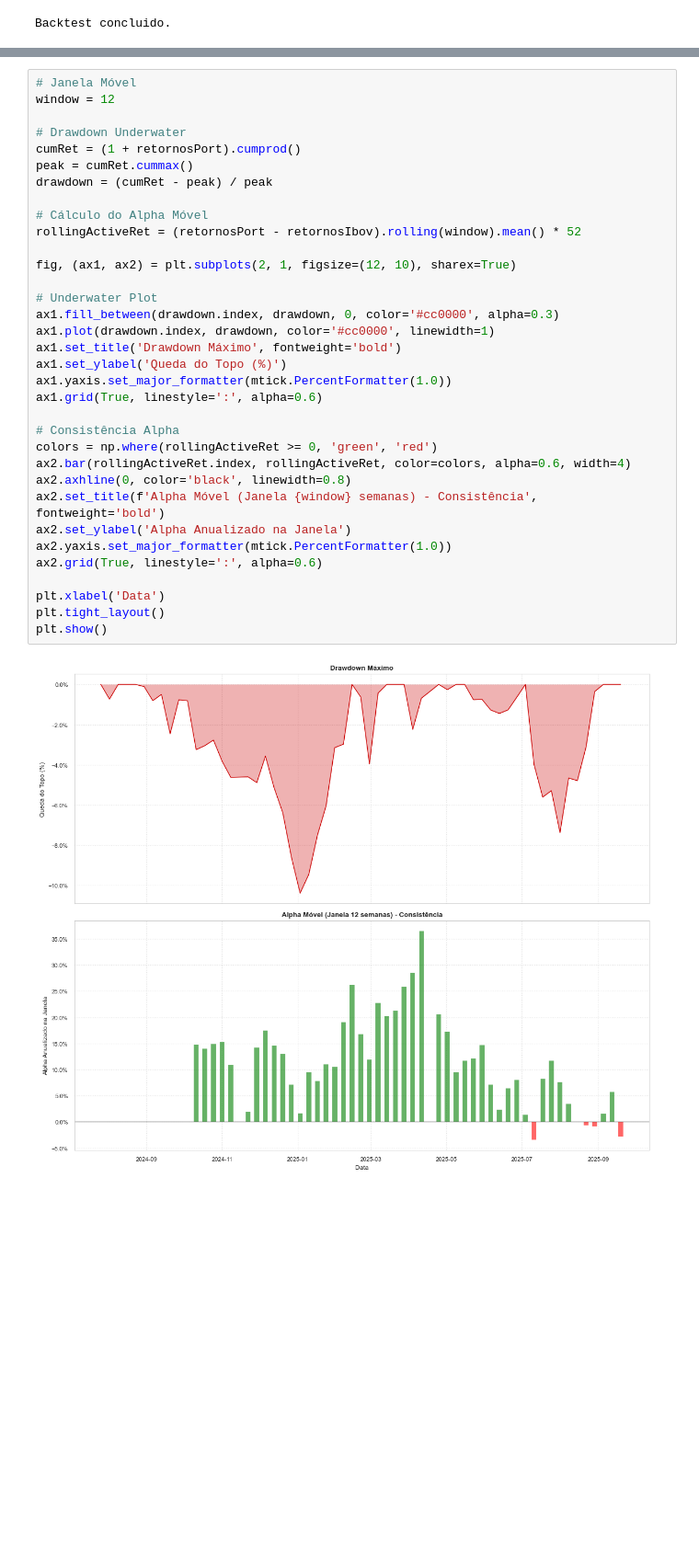
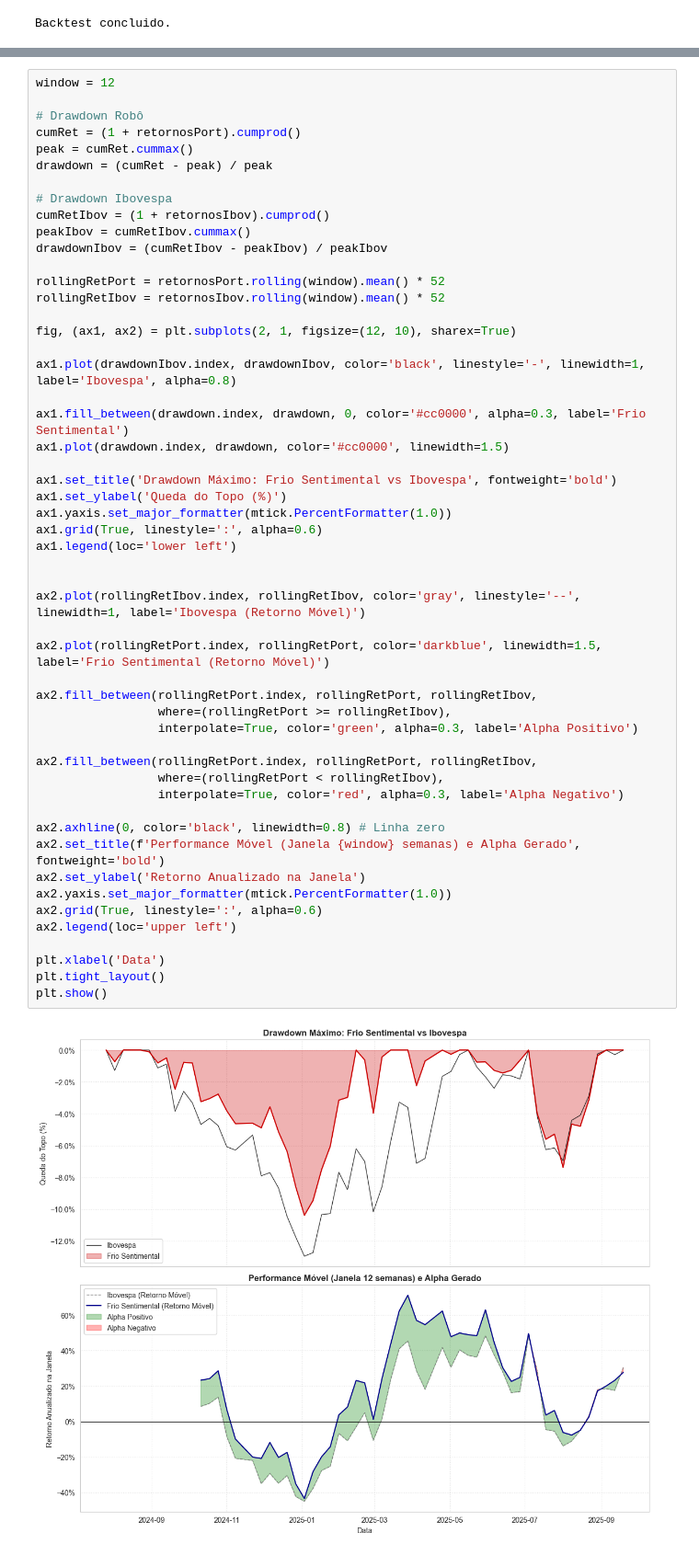
Before and after one commit to alexisetechas/Ensemble-learning-based-stock-market-prediction-enhanced-with-sentiment-analysis, a Jupyter notebook: backtest.ipynb, the cells around one changed output, grey strips where cells are left out. Shown at 92% size. Saved outputs shown, nothing was run; the diff lists cells and outputs as text; blank space fills up the shorter version.

```diff
--- a/backtest.ipynb
+++ b/backtest.ipynb
@@ -562,36 +559,54 @@ Média Ativos/Semana:    17.9
 # %%
-# Janela Móvel
 window = 12
 
-# Drawdown Underwater
+# Drawdown Robô
 cumRet = (1 + retornosPort).cumprod()
 peak = cumRet.cummax()
 drawdown = (cumRet - peak) / peak
 
-# Cálculo do Alpha Móvel
-rollingActiveRet = (retornosPort - retornosIbov).rolling(window).mean() * 52
+# Drawdown Ibovespa
+cumRetIbov = (1 + retornosIbov).cumprod()
+peakIbov = cumRetIbov.cummax()
+drawdownIbov = (cumRetIbov - peakIbov) / peakIbov
+
+rollingRetPort = retornosPort.rolling(window).mean() * 52
+rollingRetIbov = retornosIbov.rolling(window).mean() * 52
 
 fig, (ax1, ax2) = plt.subplots(2, 1, figsize=(12, 10), sharex=True)
 
-# Underwater Plot
-ax1.fill_between(drawdown.index, drawdown, 0, color='#cc0000', alpha=0.3)
-ax1.plot(drawdown.index, drawdown, color='#cc0000', linewidth=1)
-ax1.set_title('Drawdown Máximo', fontweight='bold')
+ax1.plot(drawdownIbov.index, drawdownIbov, color='black', linestyle='-', linewidth=1, label='Ibovespa', alpha=0.8)
+
+ax1.fill_between(drawdown.index, drawdown, 0, color='#cc0000', alpha=0.3, label='Frio Sentimental')
+ax1.plot(drawdown.index, drawdown, color='#cc0000', linewidth=1.5)
+
+ax1.set_title('Drawdown Máximo: Frio Sentimental vs Ibovespa', fontweight='bold')
 ax1.set_ylabel('Queda do Topo (%)')
 ax1.yaxis.set_major_formatter(mtick.PercentFormatter(1.0))
 ax1.grid(True, linestyle=':', alpha=0.6)
+ax1.legend(loc='lower left')
 
-# Consistência Alpha
-colors = np.where(rollingActiveRet >= 0, 'green', 'red')
-ax2.bar(rollingActiveRet.index, rollingActiveRet, color=colors, alpha=0.6, width=4)
-ax2.axhline(0, color='black', linewidth=0.8)
-ax2.set_title(f'Alpha Móvel (Janela {window} semanas) - Consistência', fontweight='bold')
-ax2.set_ylabel('Alpha Anualizado na Janela')
+
+ax2.plot(rollingRetIbov.index, rollingRetIbov, color='gray', linestyle='--', linewidth=1, label='Ibovespa (Retorno Móvel)')
+
+ax2.plot(rollingRetPort.index, rollingRetPort, color='darkblue', linewidth=1.5, label='Frio Sentimental (Retorno Móvel)')
+
+ax2.fill_between(rollingRetPort.index, rollingRetPort, rollingRetIbov,
+                 where=(rollingRetPort >= rollingRetIbov),
+                 interpolate=True, color='green', alpha=0.3, label='Alpha Positivo')
+
+ax2.fill_between(rollingRetPort.index, rollingRetPort, rollingRetIbov,
+                 where=(rollingRetPort < rollingRetIbov),
+                 interpolate=True, color='red', alpha=0.3, label='Alpha Negativo')
+
+ax2.axhline(0, color='black', linewidth=0.8) # Linha zero
+ax2.set_title(f'Performance Móvel (Janela {window} semanas) e Alpha Gerado', fontweight='bold')
+ax2.set_ylabel('Retorno Anualizado na Janela')
 ax2.yaxis.set_major_formatter(mtick.PercentFormatter(1.0))
 ax2.grid(True, linestyle=':', alpha=0.6)
+ax2.legend(loc='upper left')
 
 plt.xlabel('Data')
 plt.tight_layout()
 plt.show()
 # %% [output]
-[figure, old version]
+[figure, new version]
```
Also changed, not shown: parts of 8 cells of this notebook, 1 other file.
